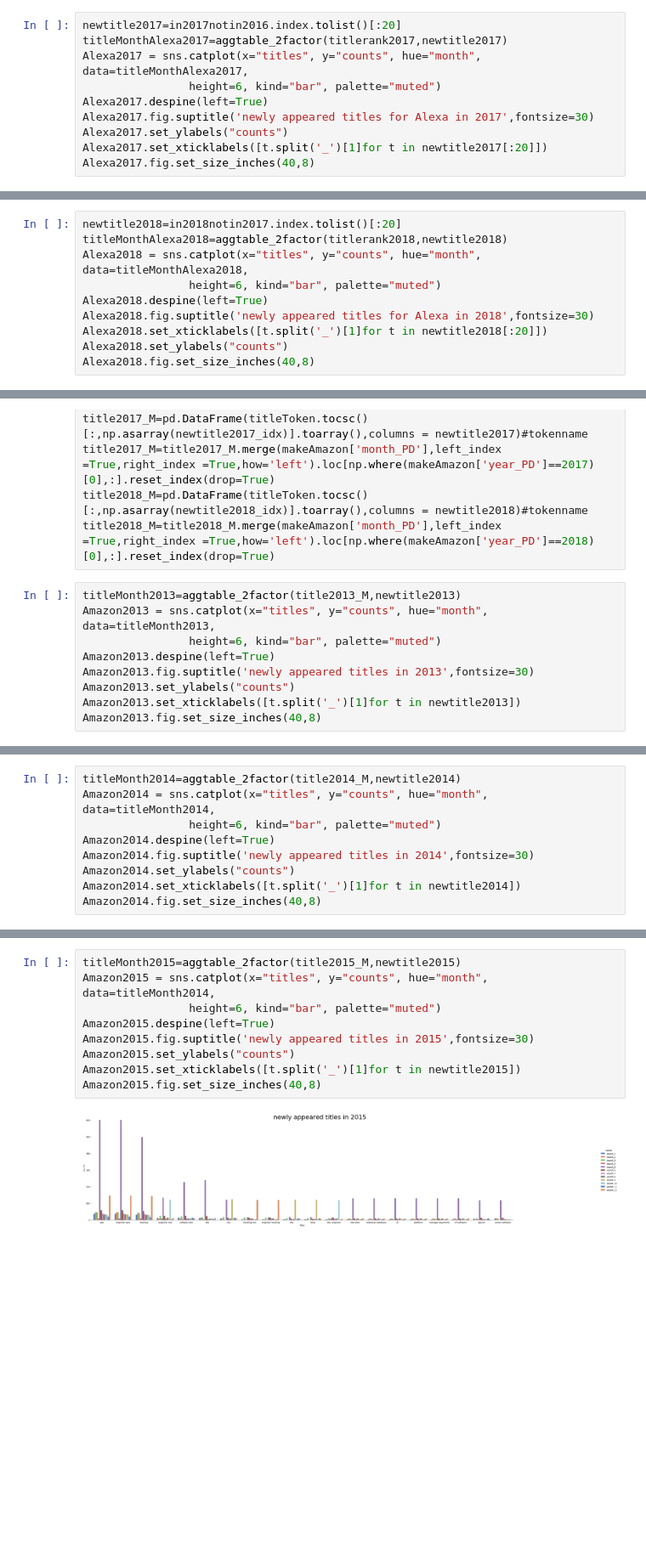
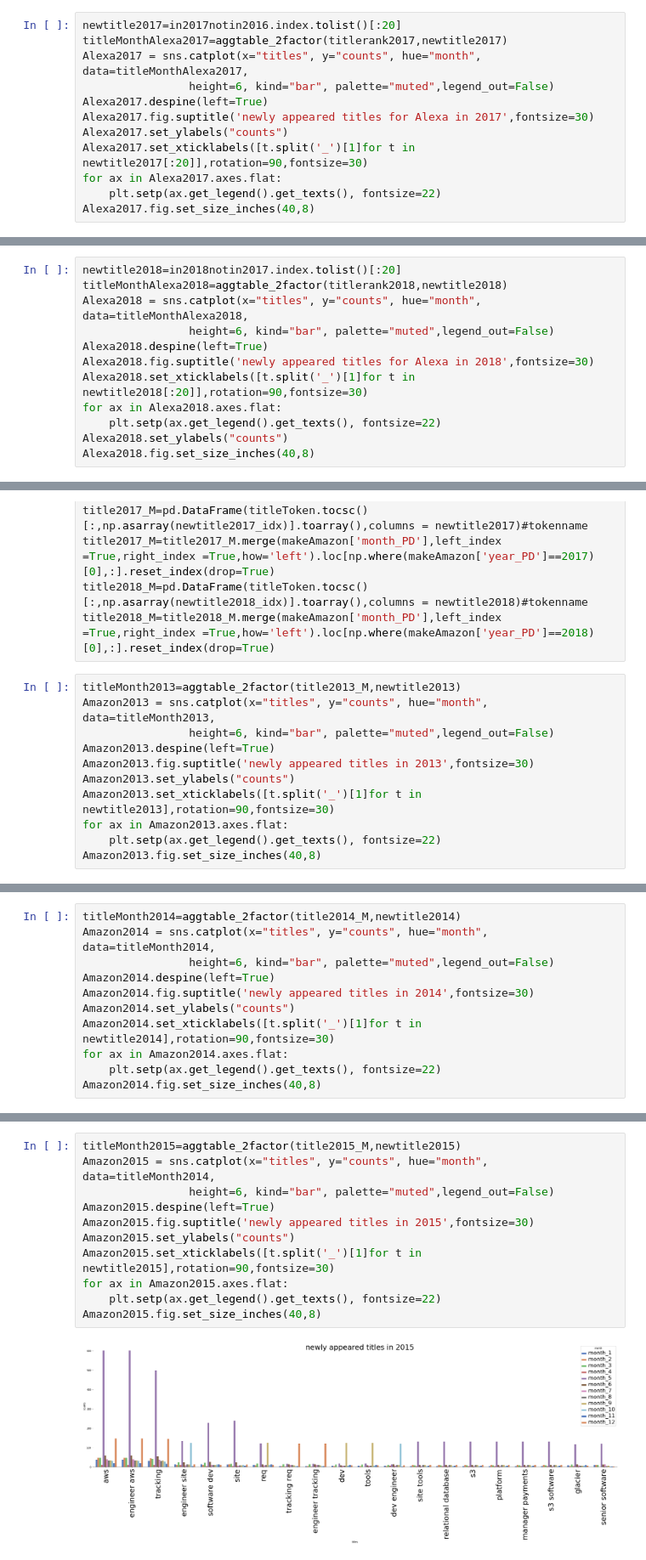
Before and after one commit to tbonewmy/Data-incubator, a Jupyter notebook: Amazon_Alexa.ipynb, the cells around one changed output, grey strips where cells are left out. Shown at 85% size. Drawn from its saved outputs; the diff is of its cells as text; blank space fills up the shorter version.

```diff
--- a/Amazon_Alexa.ipynb
+++ b/Amazon_Alexa.ipynb
@@ -151,10 +151,12 @@ def aggtable_2factor(onefactor,titles):
 newtitle2017=in2017notin2016.index.tolist()[:20]
 titleMonthAlexa2017=aggtable_2factor(titlerank2017,newtitle2017)
 Alexa2017 = sns.catplot(x="titles", y="counts", hue="month", data=titleMonthAlexa2017,
-                height=6, kind="bar", palette="muted")
+                height=6, kind="bar", palette="muted",legend_out=False)
 Alexa2017.despine(left=True)
 Alexa2017.fig.suptitle('newly appeared titles for Alexa in 2017',fontsize=30)
 Alexa2017.set_ylabels("counts")
-Alexa2017.set_xticklabels([t.split('_')[1]for t in newtitle2017[:20]])
+Alexa2017.set_xticklabels([t.split('_')[1]for t in newtitle2017[:20]],rotation=90,fontsize=30)
+for ax in Alexa2017.axes.flat:
+    plt.setp(ax.get_legend().get_texts(), fontsize=22)
 Alexa2017.fig.set_size_inches(40,8)
 # %% [output]
@@ -165,10 +167,12 @@ Alexa2017.fig.set_size_inches(40,8)
 newtitle2018=in2018notin2017.index.tolist()[:20]
 titleMonthAlexa2018=aggtable_2factor(titlerank2018,newtitle2018)
 Alexa2018 = sns.catplot(x="titles", y="counts", hue="month", data=titleMonthAlexa2018,
-                height=6, kind="bar", palette="muted")
+                height=6, kind="bar", palette="muted",legend_out=False)
 Alexa2018.despine(left=True)
 Alexa2018.fig.suptitle('newly appeared titles for Alexa in 2018',fontsize=30)
-Alexa2018.set_xticklabels([t.split('_')[1]for t in newtitle2018[:20]])
+Alexa2018.set_xticklabels([t.split('_')[1]for t in newtitle2018[:20]],rotation=90,fontsize=30)
+for ax in Alexa2018.axes.flat:
+    plt.setp(ax.get_legend().get_texts(), fontsize=22)
 Alexa2018.set_ylabels("counts")
 Alexa2018.fig.set_size_inches(40,8)
 # %% [output]
@@ -275,10 +279,12 @@ title2018_M=title2018_M.merge(makeAmazon['month_PD'],left_index =True,right_inde
 # %%
 titleMonth2013=aggtable_2factor(title2013_M,newtitle2013)
 Amazon2013 = sns.catplot(x="titles", y="counts", hue="month", data=titleMonth2013,
-                height=6, kind="bar", palette="muted")
+                height=6, kind="bar", palette="muted",legend_out=False)
 Amazon2013.despine(left=True)
 Amazon2013.fig.suptitle('newly appeared titles in 2013',fontsize=30)
 Amazon2013.set_ylabels("counts")
-Amazon2013.set_xticklabels([t.split('_')[1]for t in newtitle2013])
+Amazon2013.set_xticklabels([t.split('_')[1]for t in newtitle2013],rotation=90,fontsize=30)
+for ax in Amazon2013.axes.flat:
+    plt.setp(ax.get_legend().get_texts(), fontsize=22)
 Amazon2013.fig.set_size_inches(40,8)
 # %% [output]
@@ -300,10 +306,12 @@ plt.show()
 # %%
 titleMonth2014=aggtable_2factor(title2014_M,newtitle2014)
 Amazon2014 = sns.catplot(x="titles", y="counts", hue="month", data=titleMonth2014,
-                height=6, kind="bar", palette="muted")
+                height=6, kind="bar", palette="muted",legend_out=False)
 Amazon2014.despine(left=True)
 Amazon2014.fig.suptitle('newly appeared titles in 2014',fontsize=30)
 Amazon2014.set_ylabels("counts")
-Amazon2014.set_xticklabels([t.split('_')[1]for t in newtitle2014])
+Amazon2014.set_xticklabels([t.split('_')[1]for t in newtitle2014],rotation=90,fontsize=30)
+for ax in Amazon2014.axes.flat:
+    plt.setp(ax.get_legend().get_texts(), fontsize=22)
 Amazon2014.fig.set_size_inches(40,8)
 # %% [output]
@@ -325,14 +333,16 @@ plt.show()
 # %%
 titleMonth2015=aggtable_2factor(title2015_M,newtitle2015)
 Amazon2015 = sns.catplot(x="titles", y="counts", hue="month", data=titleMonth2014,
-                height=6, kind="bar", palette="muted")
+                height=6, kind="bar", palette="muted",legend_out=False)
 Amazon2015.despine(left=True)
 Amazon2015.fig.suptitle('newly appeared titles in 2015',fontsize=30)
 Amazon2015.set_ylabels("counts")
-Amazon2015.set_xticklabels([t.split('_')[1]for t in newtitle2015])
+Amazon2015.set_xticklabels([t.split('_')[1]for t in newtitle2015],rotation=90,fontsize=30)
+for ax in Amazon2015.axes.flat:
+    plt.setp(ax.get_legend().get_texts(), fontsize=22)
 Amazon2015.fig.set_size_inches(40,8)
 # %% [output]
-[figure, old version]
+[figure, new version]
 # %%
 # plot the WordCloud image
 wordcloud = WordCloud(width = 800, height = 800,
```
Also changed, not shown: parts of 17 cells of this notebook.
